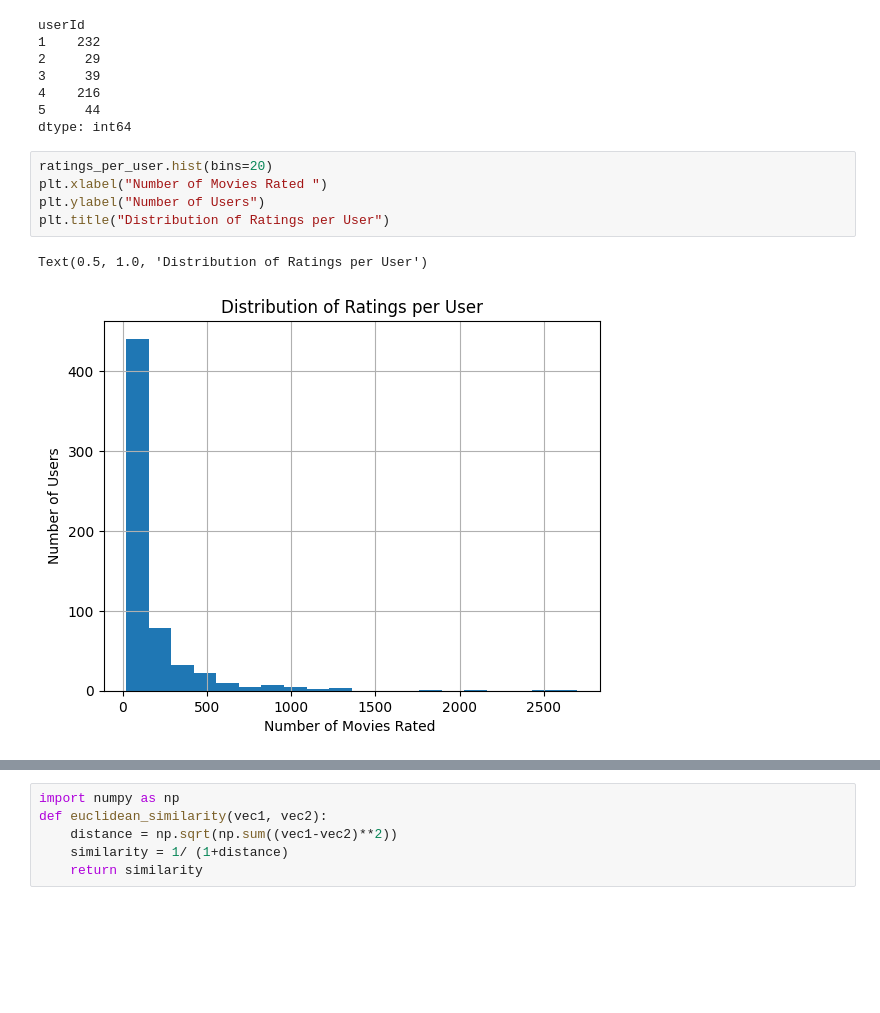
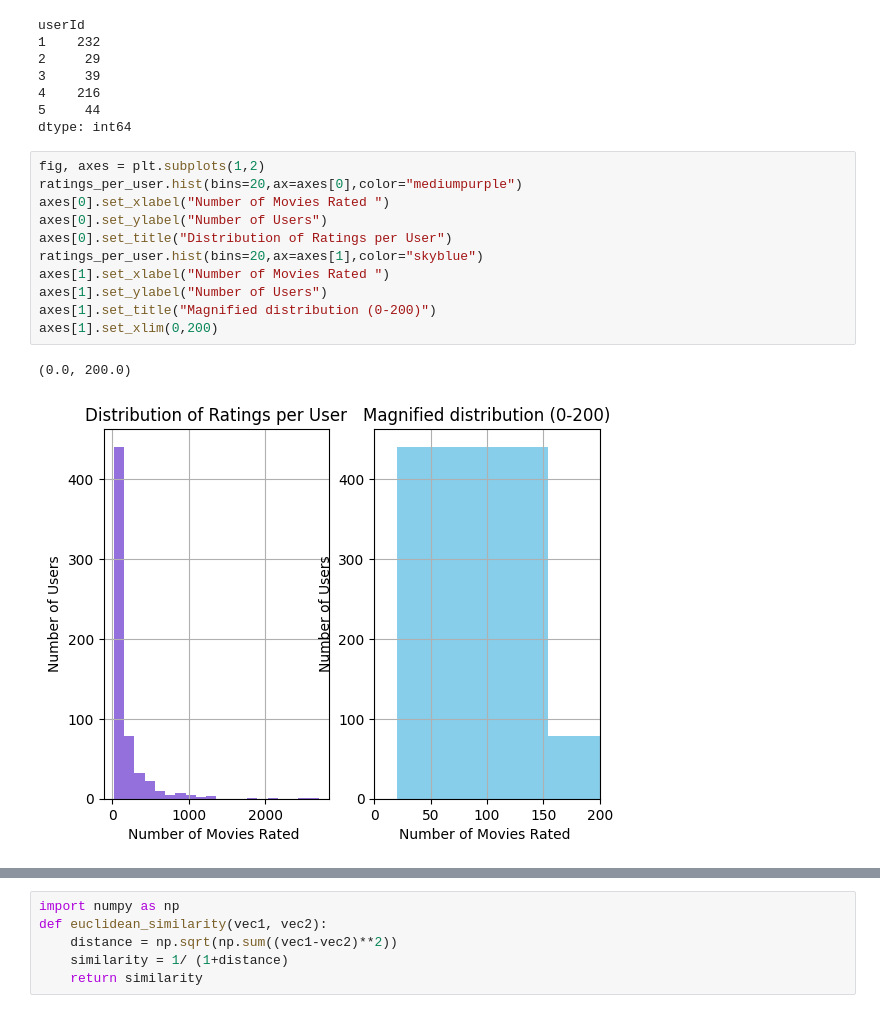
Before and after one commit to JanaNafei/MovieLens-Collaborative-Filtering, a Jupyter notebook: Notebook1.ipynb, the cells around one changed output, grey strips where cells are left out. Drawn from its saved outputs; the diff is of its cells as text; blank space fills up the shorter version.

```diff
--- a/Notebook1.ipynb
+++ b/Notebook1.ipynb
@@ -76,10 +78,16 @@ userId
 5     44
 dtype: int64
 # %%
-ratings_per_user.hist(bins=20)
-plt.xlabel("Number of Movies Rated ")
-plt.ylabel("Number of Users")
-plt.title("Distribution of Ratings per User")
+fig, axes = plt.subplots(1,2)
+ratings_per_user.hist(bins=20,ax=axes[0],color="mediumpurple")
+axes[0].set_xlabel("Number of Movies Rated ")
+axes[0].set_ylabel("Number of Users")
+axes[0].set_title("Distribution of Ratings per User")
+ratings_per_user.hist(bins=20,ax=axes[1],color="skyblue")
+axes[1].set_xlabel("Number of Movies Rated ")
+axes[1].set_ylabel("Number of Users")
+axes[1].set_title("Magnified distribution (0-200)")
+axes[1].set_xlim(0,200)
 # %% [output]
-Text(0.5, 1.0, 'Distribution of Ratings per User')
+(0.0, 200.0)
-[figure, old version]
+[figure, new version]
```
Also changed, not shown: parts of 9 cells of this notebook.
